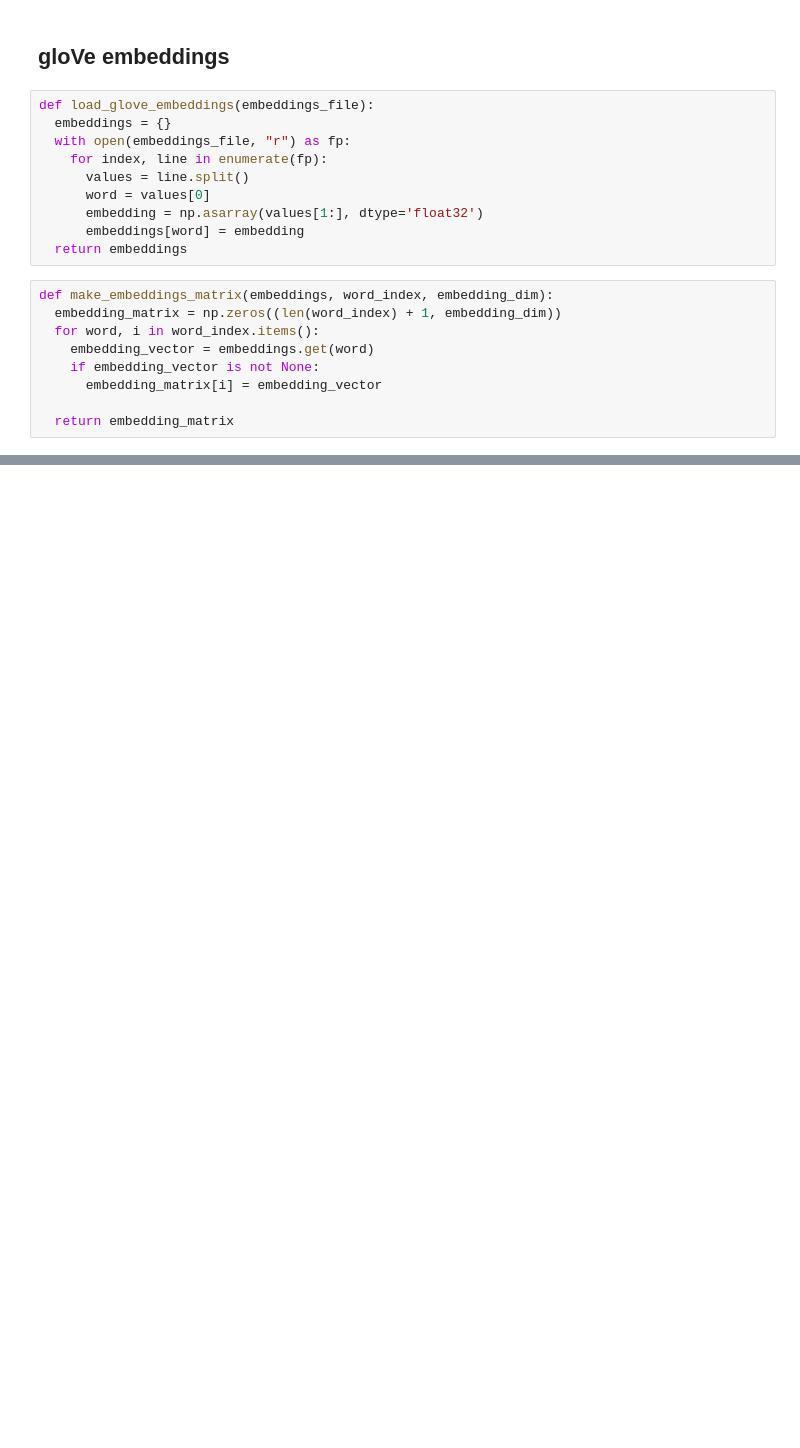
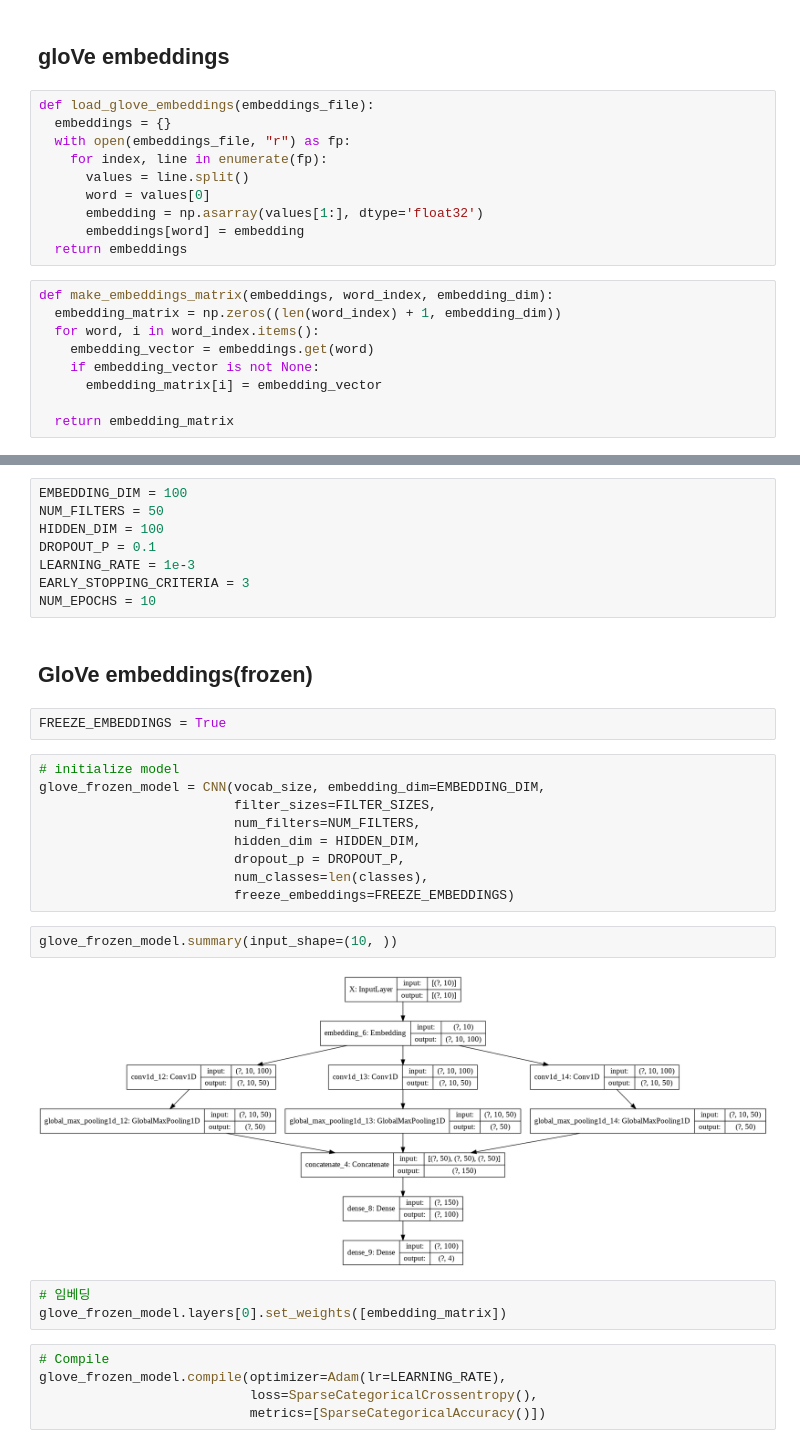
Before and after one commit to YMGYM/google_colab_files, a Jupyter notebook: NLP_test.ipynb, the cells around one changed output, grey strips where cells are left out. Drawn from its saved outputs; the diff is of its cells as text; blank space fills up the shorter version.

```diff
--- a/NLP_test.ipynb
+++ b/NLP_test.ipynb
@@ -463,0 +564,33 @@ print(f"<Embeddings(words={embedding_matrix.shape[0]}, dim={embedding_matrix.sha
+# %%
+EMBEDDING_DIM = 100
+NUM_FILTERS = 50
+HIDDEN_DIM = 100
+DROPOUT_P = 0.1
+LEARNING_RATE = 1e-3
+EARLY_STOPPING_CRITERIA = 3
+NUM_EPOCHS = 10
+# %% [markdown]
+## GloVe embeddings(frozen)
+# %%
+FREEZE_EMBEDDINGS = True
+# %%
+# initialize model
+glove_frozen_model = CNN(vocab_size, embedding_dim=EMBEDDING_DIM,
+                         filter_sizes=FILTER_SIZES,
+                         num_filters=NUM_FILTERS,
+                         hidden_dim = HIDDEN_DIM,
+                         dropout_p = DROPOUT_P,
+                         num_classes=len(classes),
+                         freeze_embeddings=FREEZE_EMBEDDINGS)
+# %%
+glove_frozen_model.summary(input_shape=(10, ))
+# %% [output]
+[figure, added]
+# %%
+# 임베딩
+glove_frozen_model.layers[0].set_weights([embedding_matrix])
+# %%
+# Compile
+glove_frozen_model.compile(optimizer=Adam(lr=LEARNING_RATE),
+                           loss=SparseCategoricalCrossentropy(),
+                           metrics=[SparseCategoricalAccuracy()])
```
Also changed, not shown: parts of 32 cells of this notebook.
